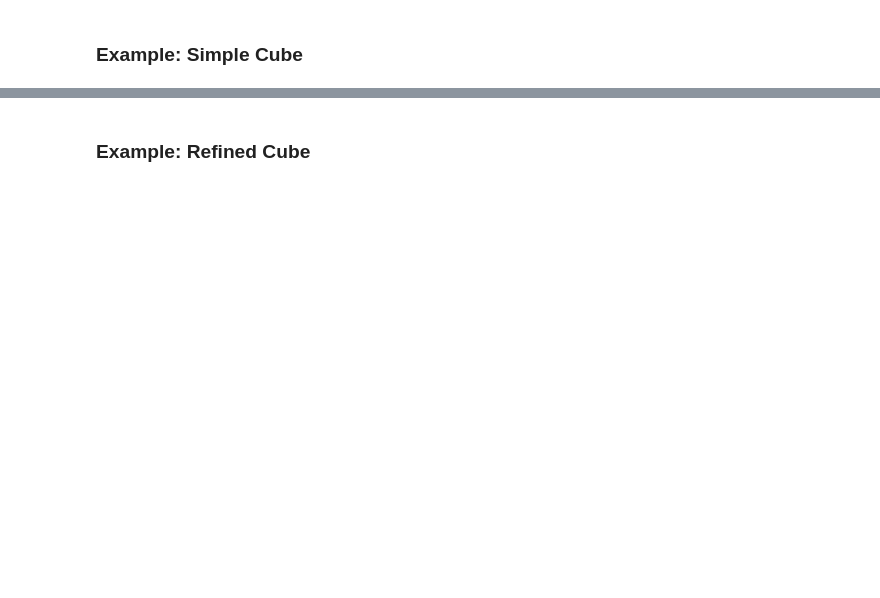
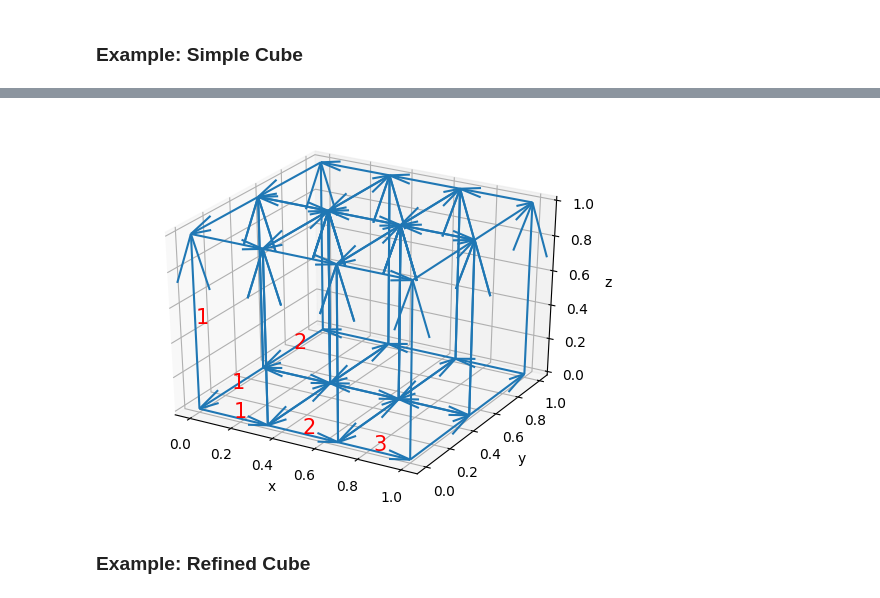
Before and after one commit to byuflowlab/GeometricTools.jl, a Jupyter notebook: docs/Documentation.ipynb, the cells around one changed output, grey strips where cells are left out. Drawn from its saved outputs; the diff is of its cells as text; code cells hidden in the pictures; blank space fills up the shorter version.

Commit message:
Grid plotting

```diff
--- a/docs/Documentation.ipynb
+++ b/docs/Documentation.ipynb
@@ -771,24 +769,30 @@ Here is a cube of unit length with the bottom left back corner at the origin. Th
 <img src="img/cube00.png" alt="Pic here" style="width: 500px;"/>
 # %%
 file_name = "temp_cubegrid00"
-prompt = false
+paraview = false
 
 # Defines a cube of unit length with the bottom left corner at origin
 P_min = zeros(3)     # Bottom left back corner
 P_max = ones(3)      # Top right front corner
 NDIVS = [3,2,1]      # 3 sections in x, 2 sections in y, 1 sections in z
 
 # Generates the grid object
 grid = vtk.Grid(P_min, P_max, NDIVS)
 
-# Outputs a vtk file
-vtk.save(grid, file_name)
+if paraview
+    # Outputs a vtk file
+    vtk.save(grid, file_name)
 
-# Calls paraview
-run(`paraview --data=$file_name.vtk`)
+    # Calls paraview
+    run(`paraview --data=$file_name.vtk`)
 
-# Delete vtk file
-run(`rm -f $file_name.vtk`)
+    # Delete vtk file
+    run(`rm -f $file_name.vtk`)
+else
+    vtk.plot(grid; labelnodes=!true, labelcells=!true, labelndivs=true)
+end
+# %% [output]
+[figure, added]
 # %% [markdown]
 ### Example: Refined Cube
 # %% [markdown]
```
Also changed, not shown: parts of 5 cells of this notebook, 2 other files.
